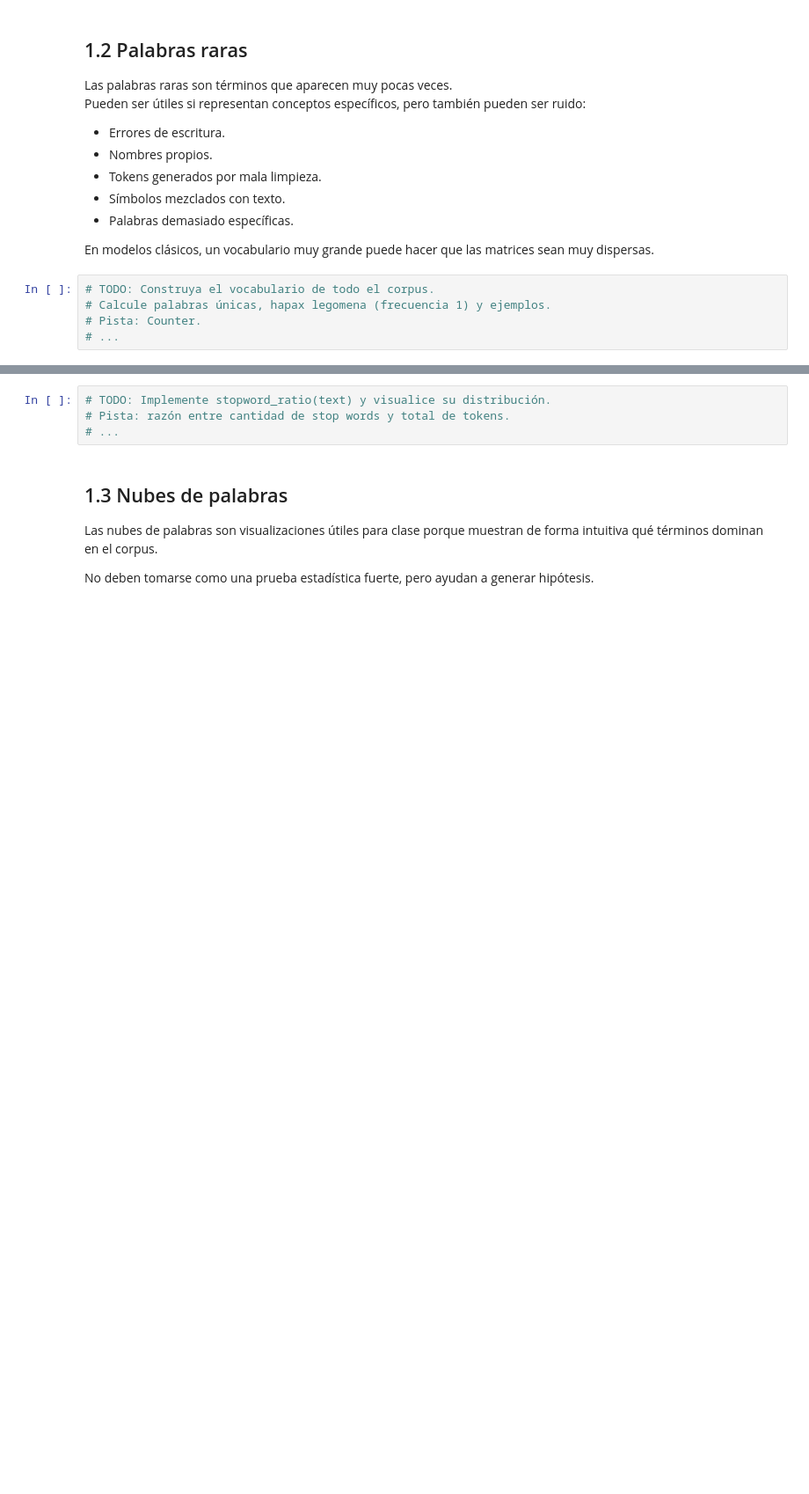
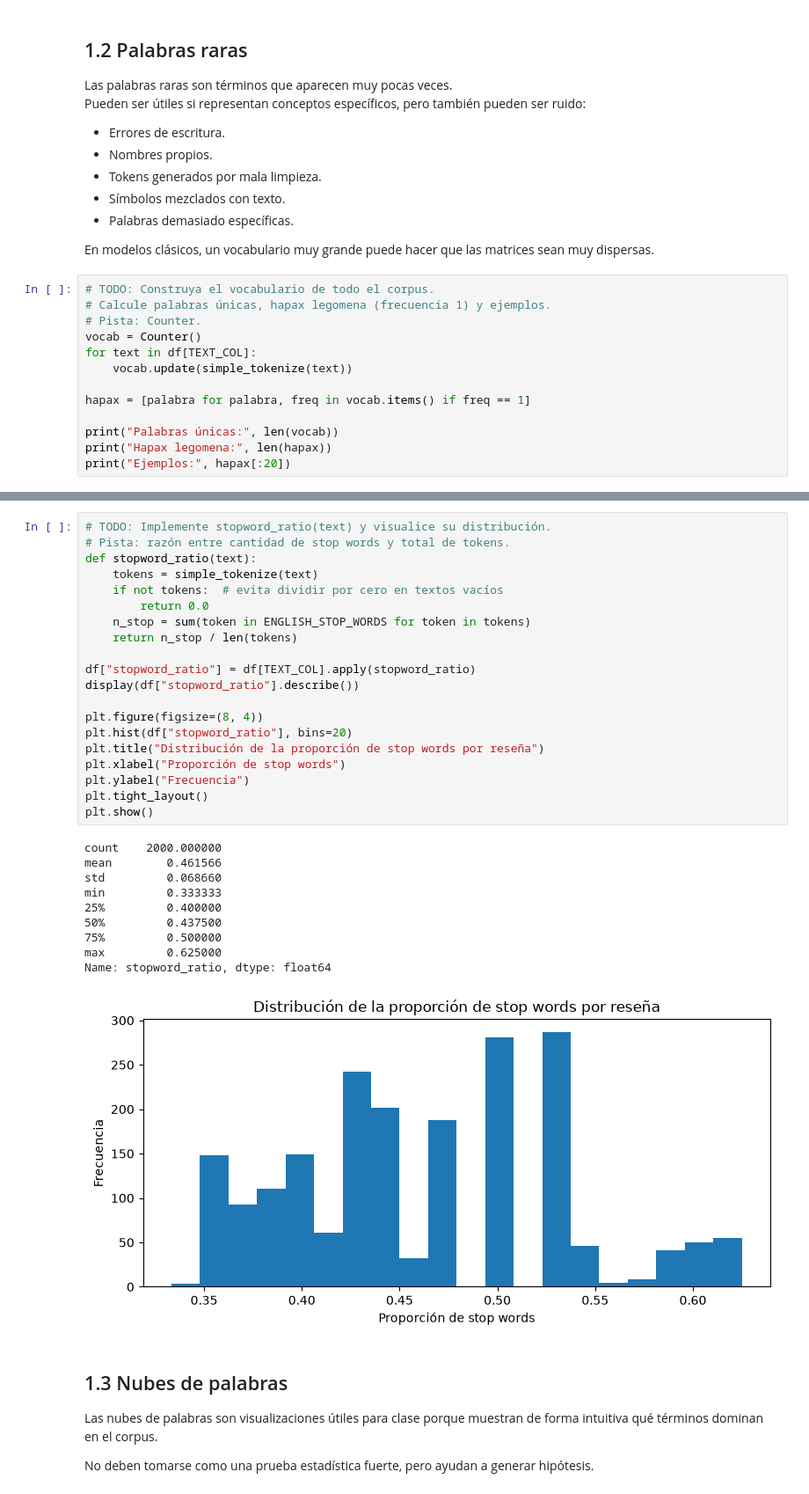
Before and after one commit to fanovoa/phytonFundamentosEstadistica, a Jupyter notebook: NLP/NLP_Session_3/assignment_NLP_IMDB.ipynb, the cells around one changed output, grey strips where cells are left out. Shown at 88% size. Cells and saved outputs as stored; diff of their text form; blank space fills up the shorter version.

```diff
--- a/NLP/NLP_Session_3/assignment_NLP_IMDB.ipynb
+++ b/NLP/NLP_Session_3/assignment_NLP_IMDB.ipynb
@@ -209,4 +403,12 @@ En modelos clásicos, un vocabulario muy grande puede hacer que las matrices sea
 # TODO: Construya el vocabulario de todo el corpus.
 # Calcule palabras únicas, hapax legomena (frecuencia 1) y ejemplos.
 # Pista: Counter.
-# ...
+vocab = Counter()
+for text in df[TEXT_COL]:
+    vocab.update(simple_tokenize(text))
+
+hapax = [palabra for palabra, freq in vocab.items() if freq == 1]
+
+print("Palabras únicas:", len(vocab))
+print("Hapax legomena:", len(hapax))
+print("Ejemplos:", hapax[:20])
@@ -216,7 +432,34 @@ En modelos clásicos, un vocabulario muy grande puede hacer que las matrices sea
 # %%
 # TODO: Implemente stopword_ratio(text) y visualice su distribución.
 # Pista: razón entre cantidad de stop words y total de tokens.
-# ...
+def stopword_ratio(text):
+    tokens = simple_tokenize(text)
+    if not tokens:  # evita dividir por cero en textos vacíos
+        return 0.0
+    n_stop = sum(token in ENGLISH_STOP_WORDS for token in tokens)
+    return n_stop / len(tokens)
+
+df["stopword_ratio"] = df[TEXT_COL].apply(stopword_ratio)
+display(df["stopword_ratio"].describe())
+
+plt.figure(figsize=(8, 4))
+plt.hist(df["stopword_ratio"], bins=20)
+plt.title("Distribución de la proporción de stop words por reseña")
+plt.xlabel("Proporción de stop words")
+plt.ylabel("Frecuencia")
+plt.tight_layout()
+plt.show()
+# %% [output]
+count    2000.000000
+mean        0.461566
+std         0.068660
+min         0.333333
+25%         0.400000
+50%         0.437500
+75%         0.500000
+max         0.625000
+Name: stopword_ratio, dtype: float64
+[figure, added]
 # %% [markdown]
 ## 1.3 Nubes de palabras
 
```
Also changed, not shown: parts of 127 cells of this notebook, 7 other files.
